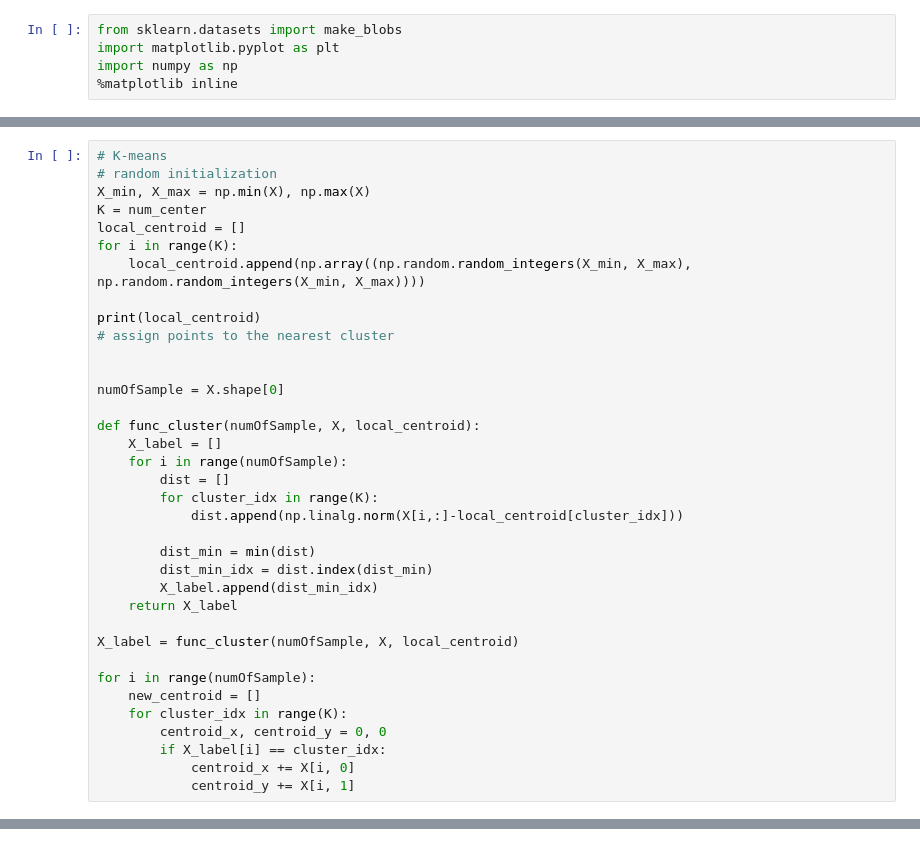
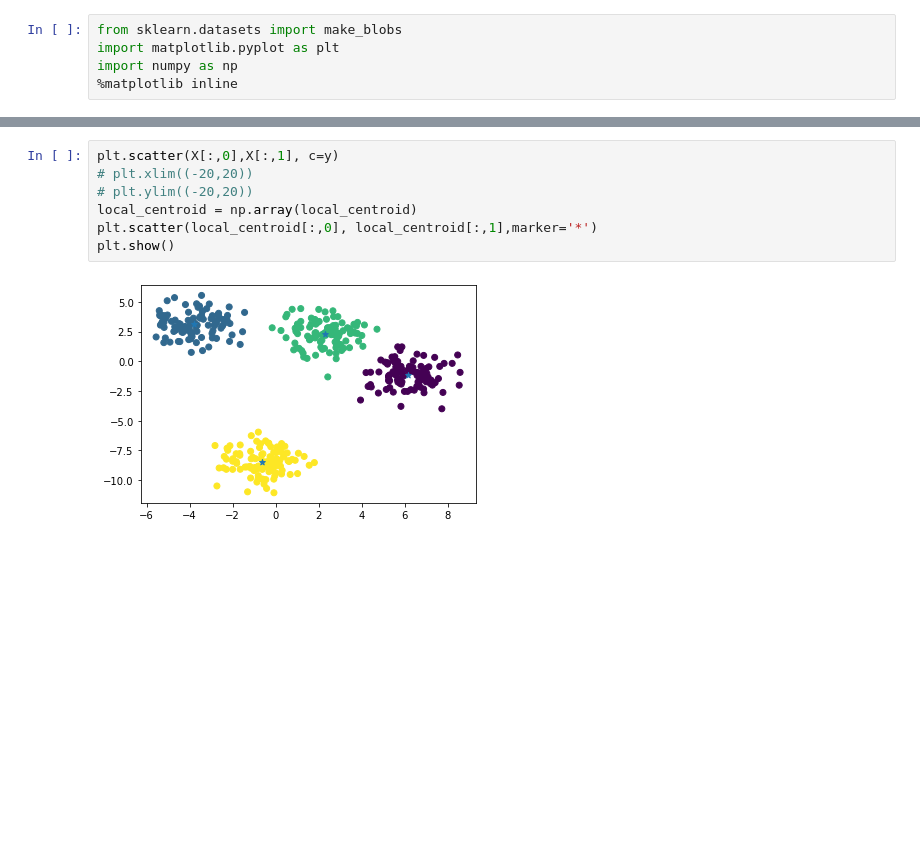
Before and after one commit to Voldemort108X/Yale-courses, a Jupyter notebook: ENAS 553 Unsupervised Learning for Big Data/Lecture10_KmeansCluster.ipynb, the cells around one changed output, grey strips where cells are left out. Cells and saved outputs as stored; diff of their text form; blank space fills up the shorter version.

```diff
--- a/ENAS 553 Unsupervised Learning for Big Data/Lecture10_KmeansCluster.ipynb
+++ b/ENAS 553 Unsupervised Learning for Big Data/Lecture10_KmeansCluster.ipynb
@@ -15,36 +14,0 @@ plt.show()
-# %%
-# K-means
-# random initialization
-X_min, X_max = np.min(X), np.max(X)
-K = num_center
-local_centroid = []
-for i in range(K):
-    local_centroid.append(np.array((np.random.random_integers(X_min, X_max), np.random.random_integers(X_min, X_max))))
-
-print(local_centroid)
-# assign points to the nearest cluster
-
-
-numOfSample = X.shape[0]
-
-def func_cluster(numOfSample, X, local_centroid):
-    X_label = []
-    for i in range(numOfSample):
-        dist = []
-        for cluster_idx in range(K):
-            dist.append(np.linalg.norm(X[i,:]-local_centroid[cluster_idx]))
-
-        dist_min = min(dist)
-        dist_min_idx = dist.index(dist_min)
-        X_label.append(dist_min_idx)
-    return X_label
-
-X_label = func_cluster(numOfSample, X, local_centroid)
-
-for i in range(numOfSample):
-    new_centroid = []
-    for cluster_idx in range(K):
-        centroid_x, centroid_y = 0, 0
-        if X_label[i] == cluster_idx:
-            centroid_x += X[i, 0]
-            centroid_y += X[i, 1]
@@ -53,0 +70,9 @@ for i in range(numOfSample):
+# %%
+plt.scatter(X[:,0],X[:,1], c=y)
+# plt.xlim((-20,20))
+# plt.ylim((-20,20))
+local_centroid = np.array(local_centroid)
+plt.scatter(local_centroid[:,0], local_centroid[:,1],marker='*')
+plt.show()
+# %% [output]
+[figure, added]
```
Also changed, not shown: parts of 3 cells of this notebook.
